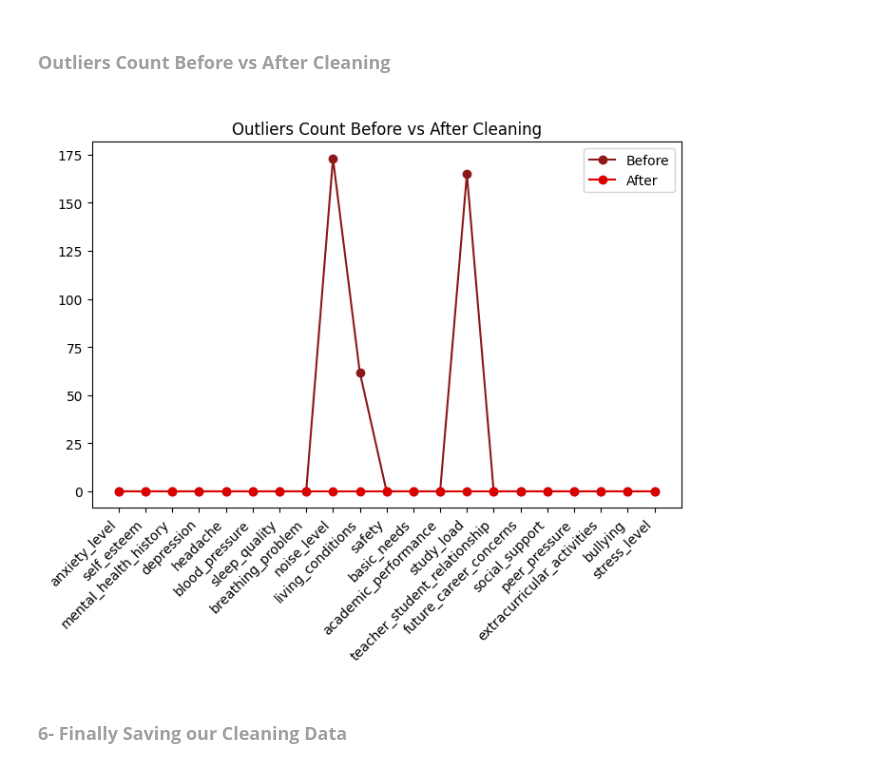
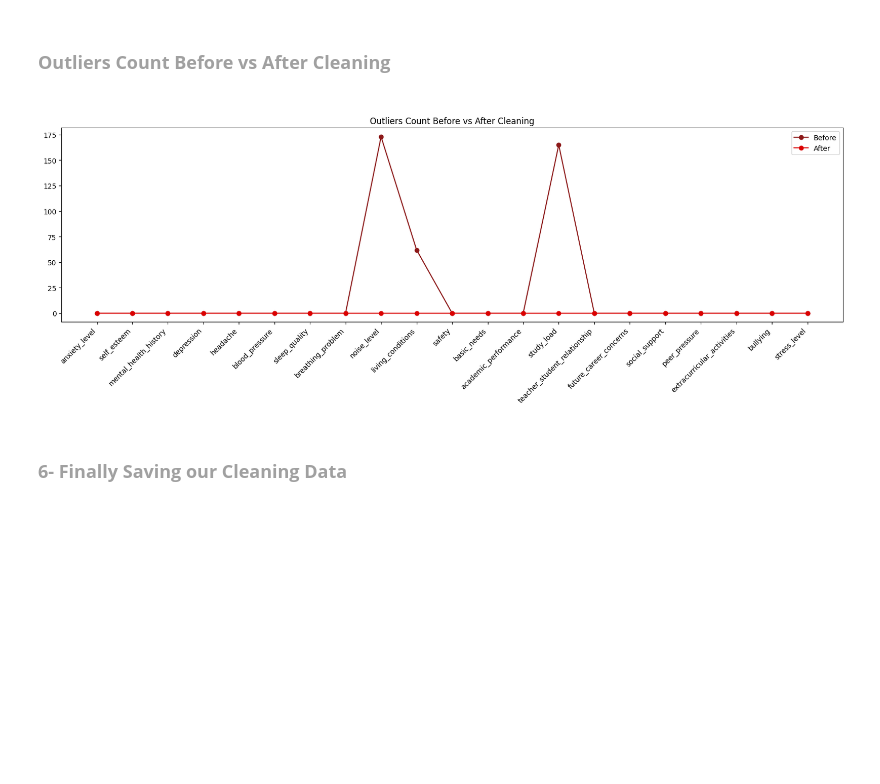
Before and after one commit to sandosaa/ML-project, a Jupyter notebook: ML project.ipynb, the cells around one changed output. Drawn from its saved outputs; the diff is of its cells as text; code cells hidden in the pictures; blank space fills up the shorter version.

```diff
--- a/ML project.ipynb
+++ b/ML project.ipynb
@@ -357,15 +357,15 @@ Outliers Count Before vs After Cleaning
 </h1>
 # %%
 #cspell:disable
-plt.figure(figsize=(8,5))
+plt.figure(figsize=(20,5))
 plt.plot(outlier_summary["Outliers Before"], marker="o", color= '#8C1818')
 plt.plot(outlier_summary["Outliers After"], marker="o", color= "#DB0000")
 plt.xticks(range(len(numeric_cols)), numeric_cols, rotation=45, ha='right')
 plt.title("Outliers Count Before vs After Cleaning")
 plt.legend(["Before", "After"])
 plt.show()
 # %% [output]
-[figure, old version]
+[figure, new version]
 # %% [markdown]
 <h1 style="color:#A0A0A0; font-size:18px; text-align:center; font-weight:bold; text-align:left;">
 
```
Also changed, not shown: parts of 8 cells of this notebook.
